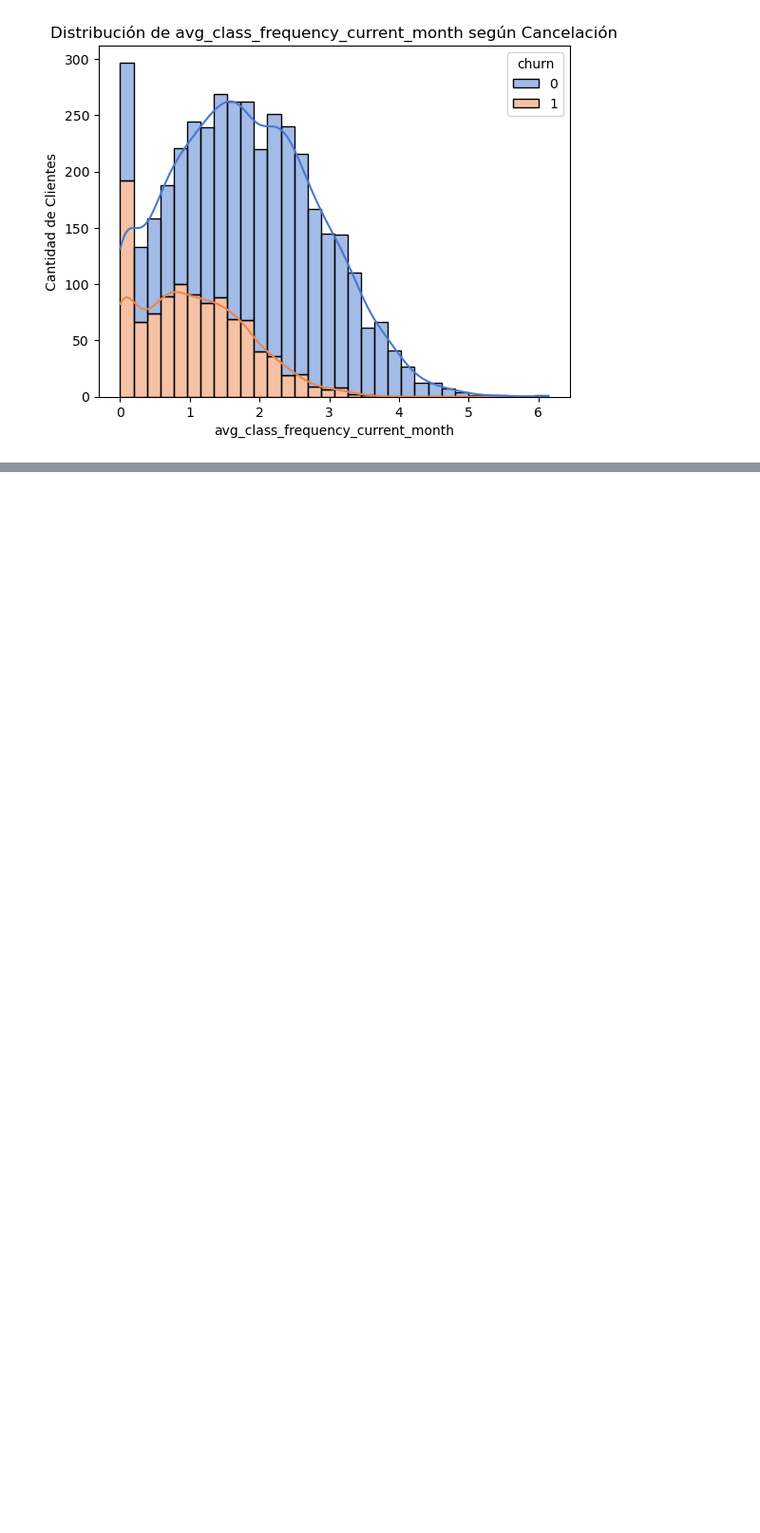
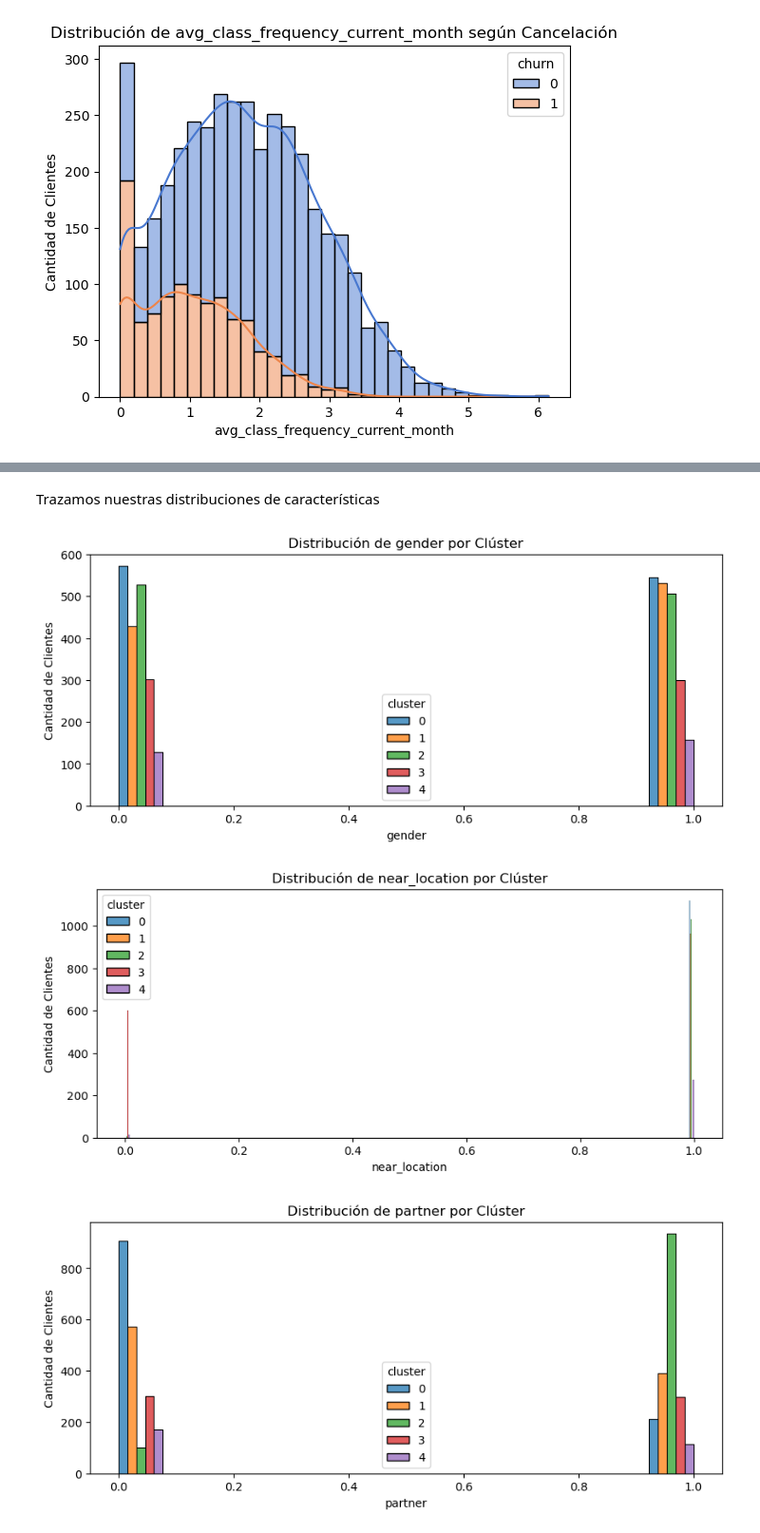
Before and after one commit to sgcuervo/model-fitness-machine-learning, a Jupyter notebook: gym-churn-prediction-ml.ipynb, the cells around one changed output, grey strips where cells are left out. Shown at 95% size. Cells and saved outputs as stored; diff of their text form; code cells hidden in the pictures; blank space fills up the shorter version.

```diff
--- a/gym-churn-prediction-ml.ipynb
+++ b/gym-churn-prediction-ml.ipynb
@@ -151,0 +269,3 @@ for i in gym.drop("churn", axis=1).columns:
+# %%
+km = KMeans(n_clusters=5, random_state=0)
+gym["cluster"] = km.fit_predict(X_scaled)
@@ -151,0 +294,17 @@ for i in gym.drop("churn", axis=1).columns:
+# %% [markdown]
+Trazamos nuestras distribuciones de características
+# %%
+columnas_cluster = gym.columns.drop(['cluster', 'churn'])
+
+for col in columnas_cluster:
+    plt.figure(figsize=(10, 4))
+    # Usamos multiple='layer' o 'dodge' para que los 5 colores no se encimen de forma confusa
+    sns.histplot(data=gym, x=col, hue='cluster', palette='tab10', kde=False, multiple='dodge')
+    plt.title(f'Distribución de {col} por Clúster')
+    plt.xlabel(col)
+    plt.ylabel('Cantidad de Clientes')
+    plt.show()
+# %% [output]
+[figure, added]
+[figure, added]
+[figure, added]
```
Also changed, not shown: parts of 43 cells of this notebook.
